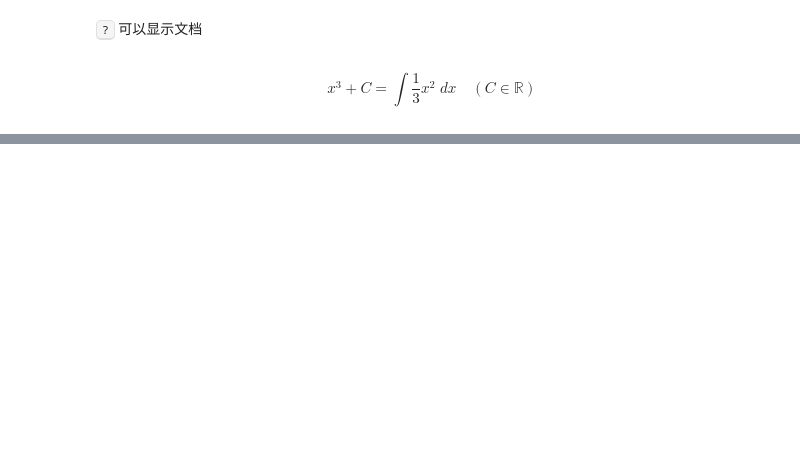
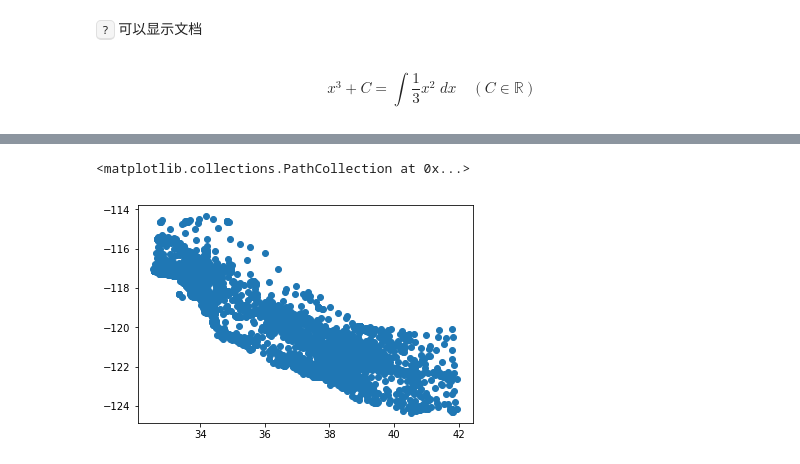
Before and after one commit to KECB/learn, a Jupyter notebook: Learn Jupyter.ipynb, the cells around one changed output, grey strips where cells are left out. Drawn from its saved outputs; the diff is of its cells as text; code cells hidden in the pictures; blank space fills up the shorter version.

Commit message:
试着学习使用 plot 和 seaborn

```diff
--- a/Learn Jupyter.ipynb
+++ b/Learn Jupyter.ipynb
@@ -130,0 +121,5 @@ $$ x^3 + C = \int{\frac{1}{3} x^2 \; dx} \quad (C \in \mathbb{R})$$
+# %%
+from sklearn.datasets import california_housing
+cal = california_housing.fetch_california_housing()
+df = pd.DataFrame(data=cal.data, columns=cal.feature_names, index=cal.target)
+df.head(10)
@@ -130,0 +139,5 @@ $$ x^3 + C = \int{\frac{1}{3} x^2 \; dx} \quad (C \in \mathbb{R})$$
+# %%
+plt.scatter(df.Latitude, df.Longitude)
+# %% [output]
+<matplotlib.collections.PathCollection at 0x...>
+[figure, added]
```
Also changed, not shown: parts of 8 cells of this notebook.
